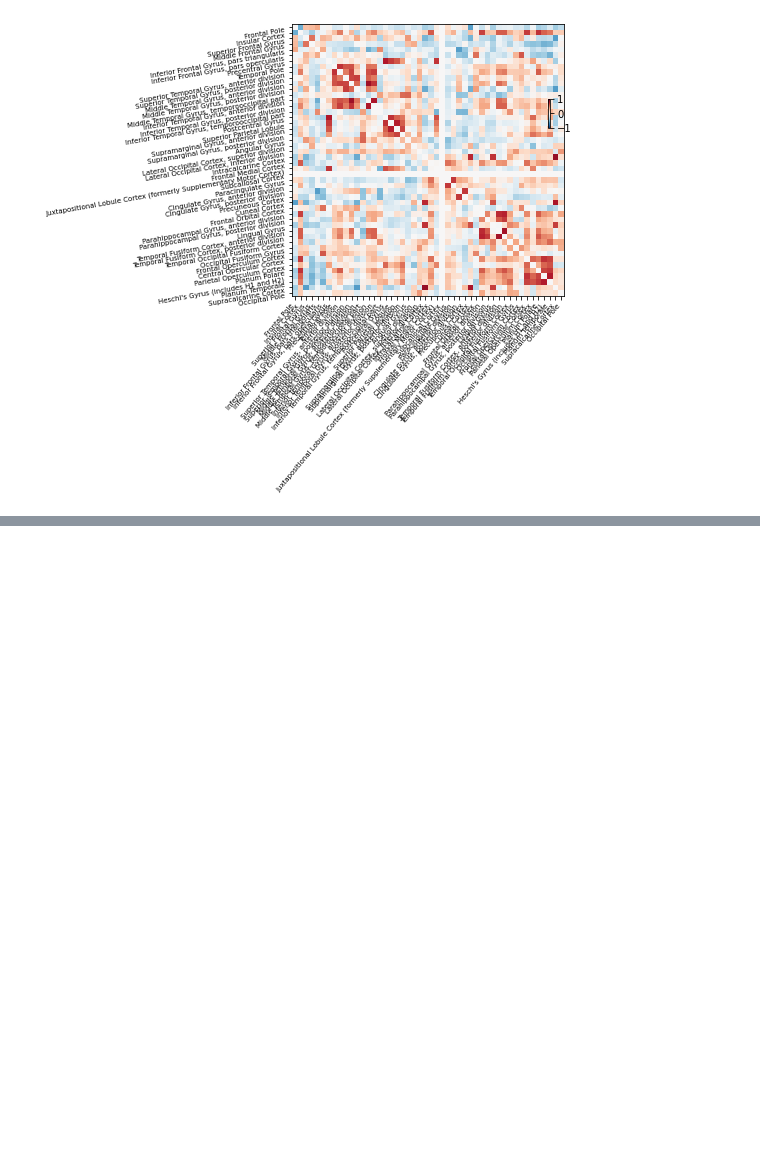
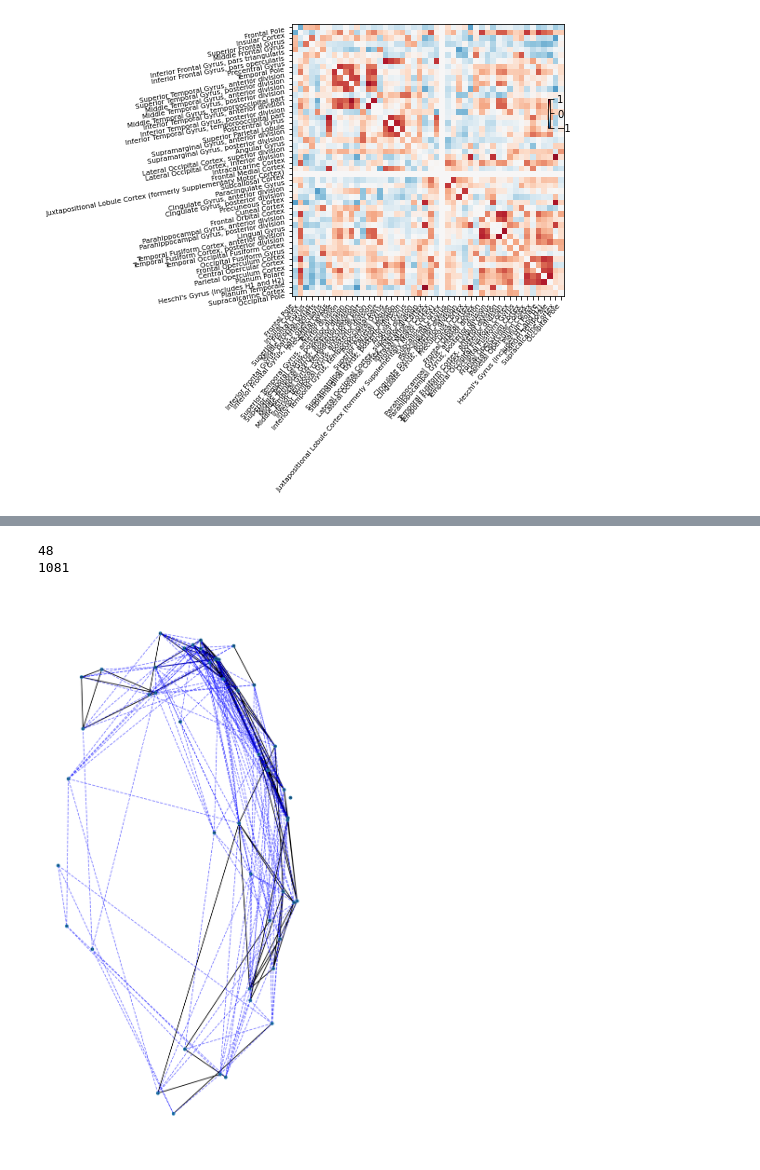
Before and after one commit to misho-dimitrov/ARB, a Jupyter notebook: ARB.ipynb, the cells around one changed output, grey strips where cells are left out. Cells and saved outputs as stored; diff of their text form; code cells hidden in the pictures; blank space fills up the shorter version.

Commit message:
networkx graph of brain connectivity

```diff
--- a/ARB.ipynb
+++ b/ARB.ipynb
@@ -260,3 +269,47 @@ nx.draw(D, with_labels=True, font_weight='bold')
+# %%
+G = nx.Graph(correlation_matrix)
+print(G.number_of_nodes())
+print(G.number_of_edges())
+# %% [output]
+48
+1081
+# %%
+for i in range(len(correlation_matrix)):
+    for j in range(len(correlation_matrix)):
+        if correlation_matrix[i][j] != 0:
+            G[i][j]['weight'] = correlation_matrix[i][j]
+# %%
+# plot the graph with strong connections in bold lines and weak connections in dashed lines
+
+#from pylab import rcParams
+rcParams['figure.figsize'] = 30, 60
+
+# https://networkx.org/documentation/stable/tutorial.html#drawing-graphs
+# https://networkx.org/documentation/latest/auto_examples/drawing/plot_weighted_graph.html
+elarge = [(u, v) for (u, v, d) in G.edges(data=True) if d["weight"] > 0.5]
+esmall = [(u, v) for (u, v, d) in G.edges(data=True) if d["weight"] > 0.25 and d["weight"] <= 0.5]
+
+pos = nx.spring_layout(G, seed=7)  # positions for all nodes - seed for reproducibility
+
+# nodes
+nx.draw_networkx_nodes(G, pos, node_size=700)
+
+# edges
+nx.draw_networkx_edges(G, pos, edgelist=elarge, width=6)
+nx.draw_networkx_edges(
+    G, pos, edgelist=esmall, width=6, alpha=0.5, edge_color="b", style="dashed"
+)
+
+# labels
+nx.draw_networkx_labels(G, pos, font_size=20, font_family="sans-serif")
+
+ax = plt.gca()
+ax.margins(0.08)
+plt.axis("off")
+plt.tight_layout()
+plt.show()
+# %% [output]
+[figure, added]
 # %%
 # calculate DC - https://networkx.org/documentation/stable//reference/algorithms/centrality.html
 # %%
```
Also changed, not shown: parts of 6 cells of this notebook.
